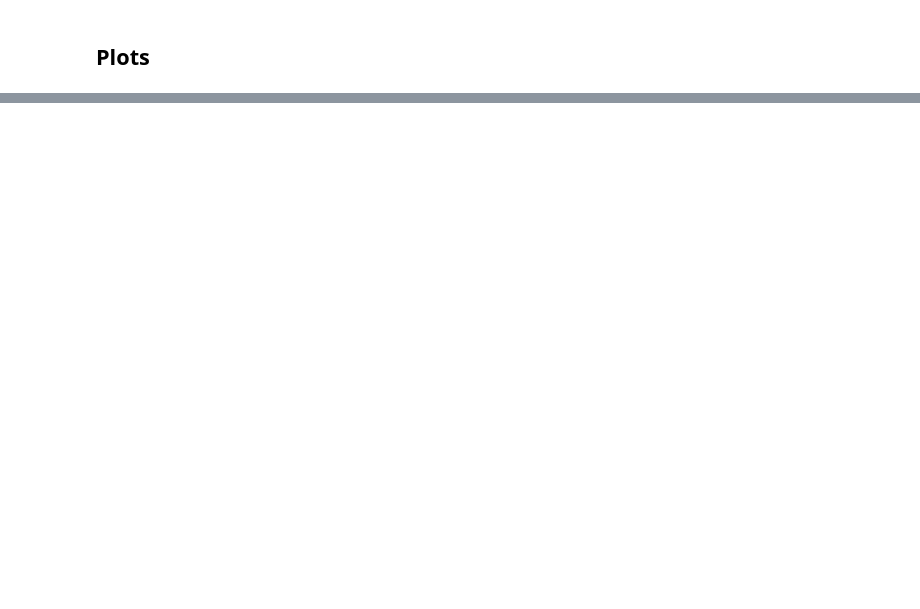
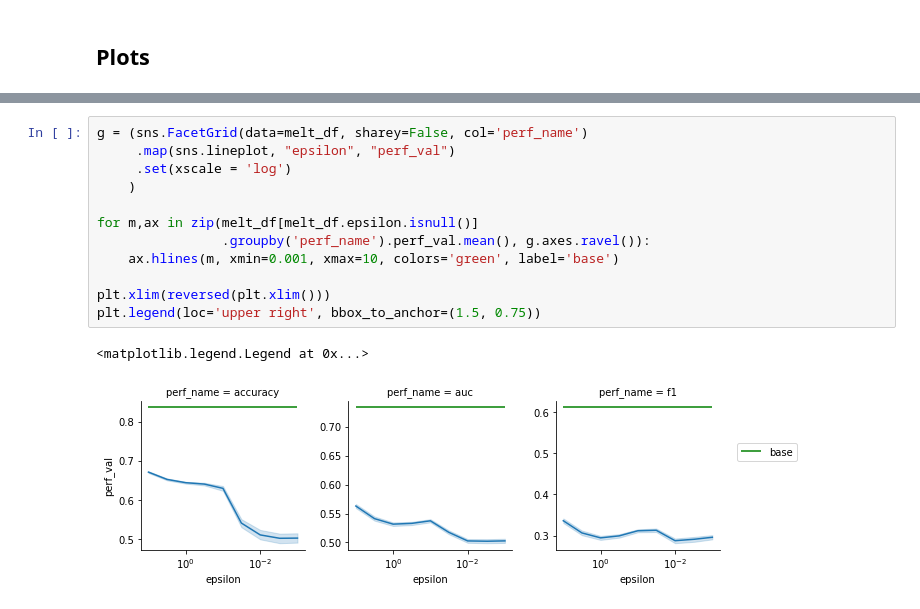
Before and after one commit to vladoxNCL/fairMDAVplus, a Jupyter notebook: Datasets/data_merge.ipynb, the cells around one changed output, grey strips where cells are left out. Cells and saved outputs as stored; diff of their text form; blank space fills up the shorter version.

```diff
--- a/Datasets/data_merge.ipynb
+++ b/Datasets/data_merge.ipynb
@@ -114,0 +121,15 @@ g.add_legend()
+# %%
+g = (sns.FacetGrid(data=melt_df, sharey=False, col='perf_name')
+     .map(sns.lineplot, "epsilon", "perf_val")
+     .set(xscale = 'log')
+    )
+
+for m,ax in zip(melt_df[melt_df.epsilon.isnull()]
+                .groupby('perf_name').perf_val.mean(), g.axes.ravel()):
+    ax.hlines(m, xmin=0.001, xmax=10, colors='green', label='base')
+
+plt.xlim(reversed(plt.xlim()))
+plt.legend(loc='upper right', bbox_to_anchor=(1.5, 0.75))
+# %% [output]
+<matplotlib.legend.Legend at 0x...>
+[figure, added]
```
Also changed, not shown: parts of 30 cells of this notebook, 6 other files.
